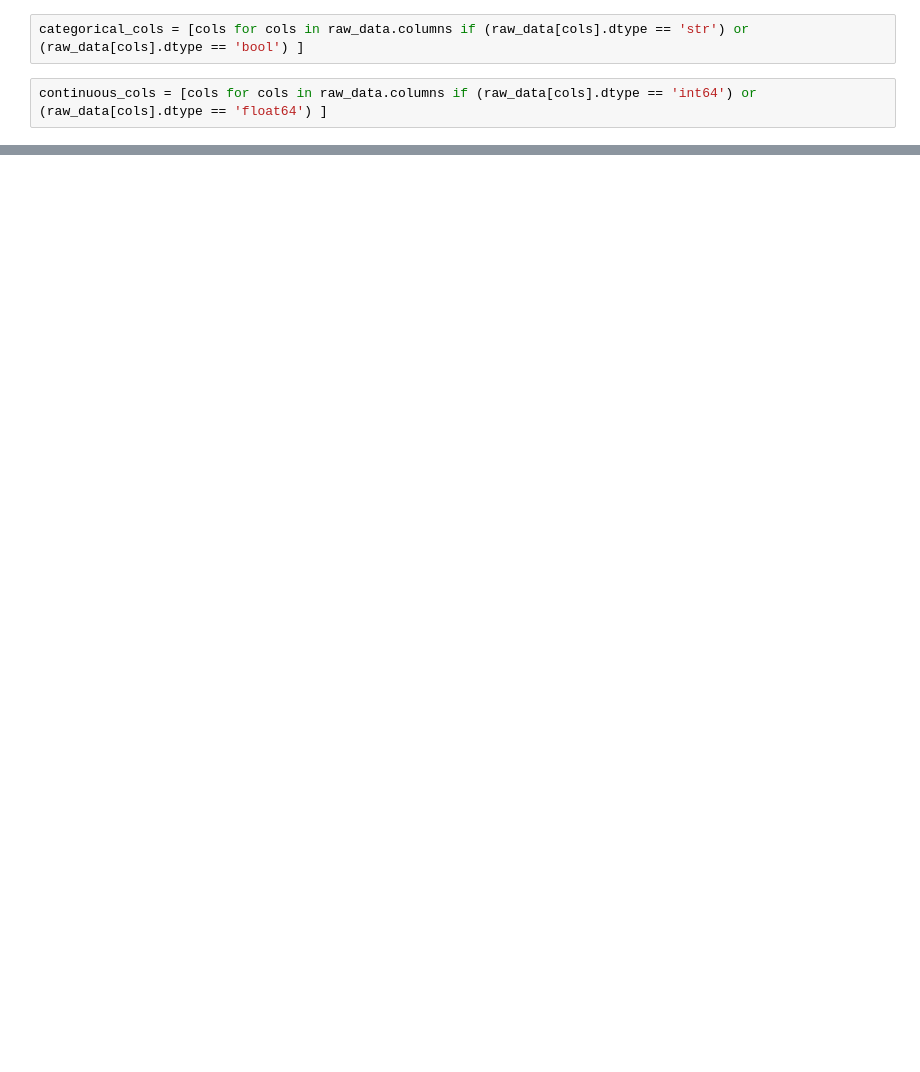
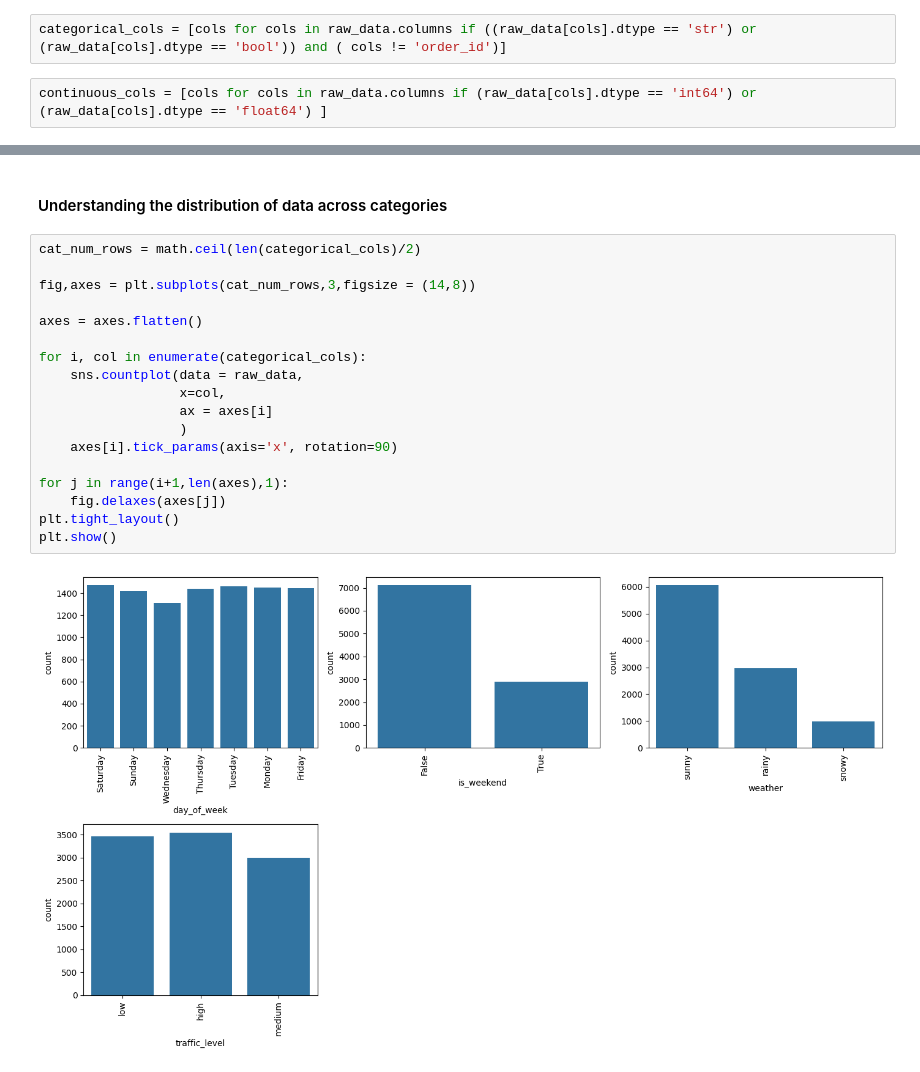
Before and after one commit to aakashascend-cell/delivery_time_prediction, a Jupyter notebook: notebooks/EDA.ipynb, the cells around one changed output, grey strips where cells are left out. Cells and saved outputs as stored; diff of their text form; blank space fills up the shorter version.

```diff
--- a/notebooks/EDA.ipynb
+++ b/notebooks/EDA.ipynb
@@ -51,4 +99,4 @@ raw_data['order_datetime'] = pd.to_datetime(raw_data['order_datetime'])
 # %%
-categorical_cols = [cols for cols in raw_data.columns if (raw_data[cols].dtype == 'str') or (raw_data[cols].dtype == 'bool') ]
+categorical_cols = [cols for cols in raw_data.columns if ((raw_data[cols].dtype == 'str') or (raw_data[cols].dtype == 'bool')) and ( cols != 'order_id')]
 # %%
 continuous_cols = [cols for cols in raw_data.columns if (raw_data[cols].dtype == 'int64') or (raw_data[cols].dtype == 'float64') ]
@@ -76,0 +122,22 @@ Name: proportion, dtype: float64
+# %% [markdown]
+#### Understanding the distribution of data across categories
+# %%
+cat_num_rows = math.ceil(len(categorical_cols)/2)
+
+fig,axes = plt.subplots(cat_num_rows,3,figsize = (14,8))
+
+axes = axes.flatten()
+
+for i, col in enumerate(categorical_cols):
+    sns.countplot(data = raw_data,
+                  x=col,
+                  ax = axes[i]
+                  )
+    axes[i].tick_params(axis='x', rotation=90)
+
+for j in range(i+1,len(axes),1):
+    fig.delaxes(axes[j])
+plt.tight_layout()
+plt.show()
+# %% [output]
+[figure, added]
```
Also changed, not shown: parts of 22 cells of this notebook.
